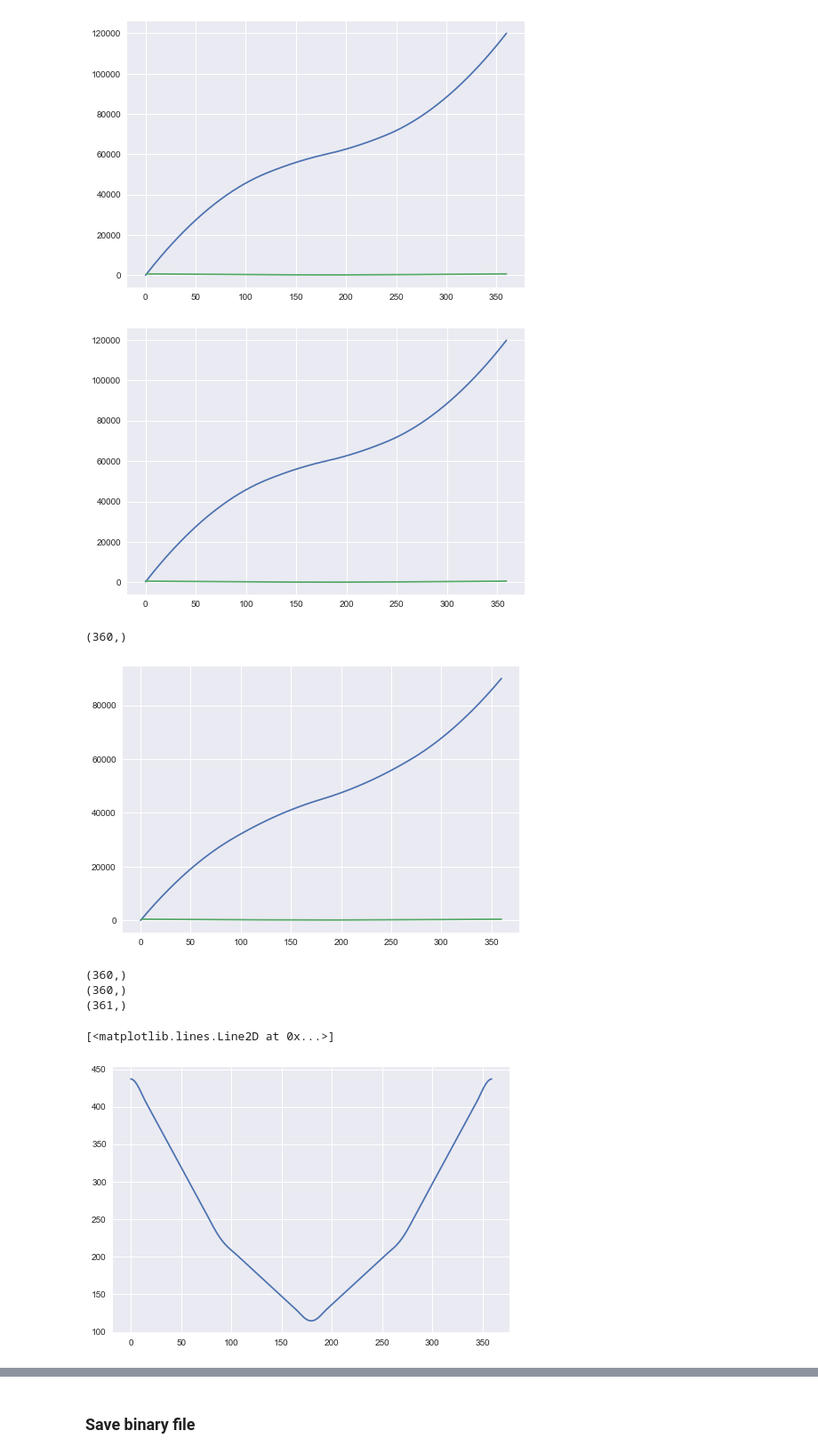
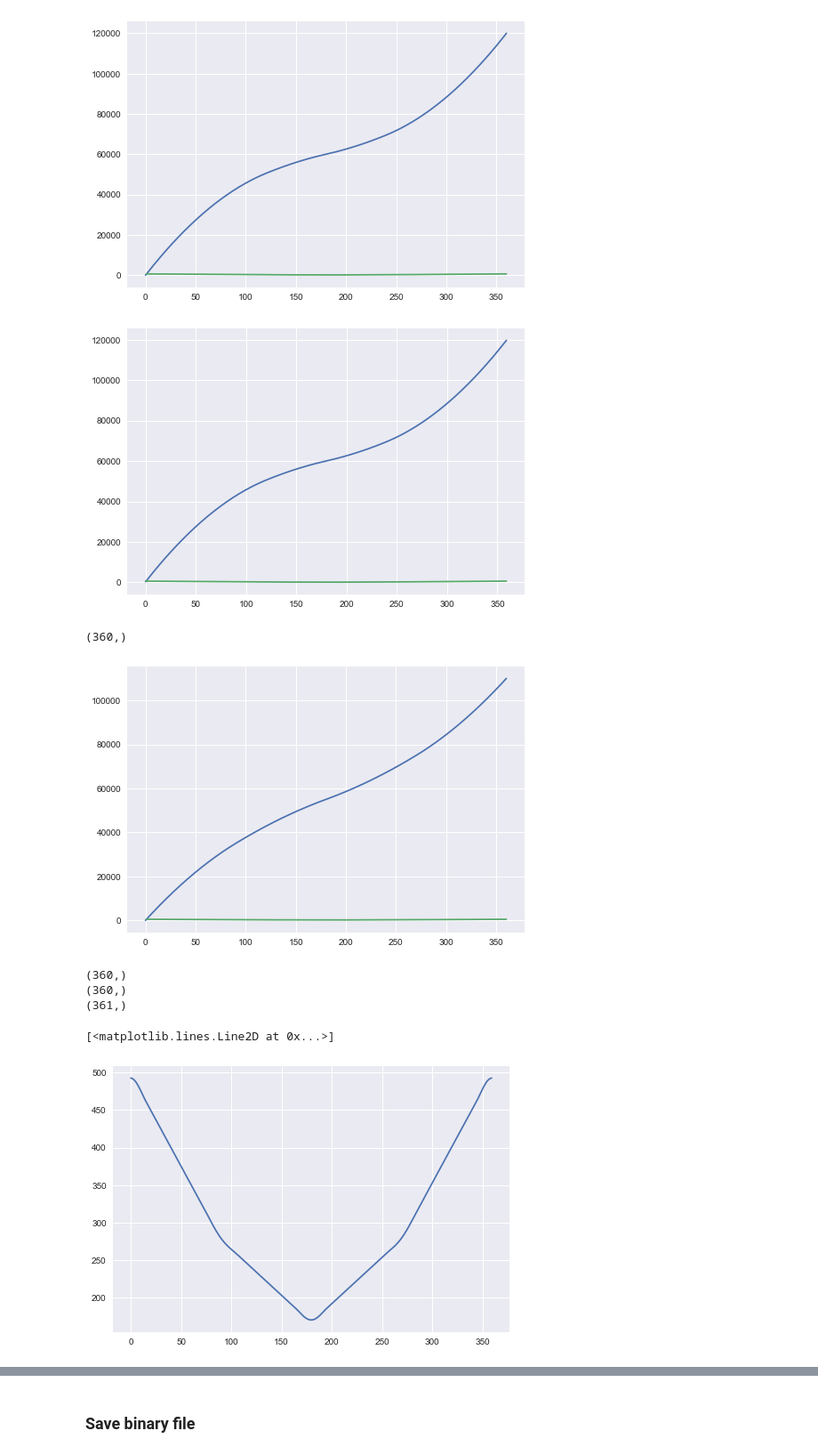
Before and after one commit to UBC-MOAD/buildcanyon, a Jupyter notebook: Bathymetry/bathy_w_Barkley_dims_paper2.ipynb, the cells around one changed output, grey strips where cells are left out. Shown at 89% size. Saved outputs shown, nothing was run; the diff lists cells and outputs as text; code cells hidden in the pictures.

```diff
--- a/Bathymetry/bathy_w_Barkley_dims_paper2.ipynb
+++ b/Bathymetry/bathy_w_Barkley_dims_paper2.ipynb
@@ -435,7 +436,7 @@ y_vary = np.arange(0,CSy_size,1)
 
 # What I am using for the linear part
 CSx_linear = (0,20,340,360)
-CSy_linear = (0,10.0e+3,80.0e+3,90.0e+3)
+CSy_linear = (0,10.0e+3,y_wall-10E3,y_wall)
 CS_linear = np.interp(y_vary,CSx_linear,CSy_linear)
 dely_CS_linear = (CS_linear[1:] - CS_linear[0:-1])
 
@@ -443,40 +444,40 @@ print (np.shape(dely_CS_linear))
 
 # What I am currently using for x0-40 and x340-360
 CSx_Boundaries = (0,90,180,270,360)
-CSy_Boundaries = (0,30.0e+3,45.0e+3,60.0e+3,90.0e+3)
+CSy_Boundaries = (0,35.0e+3,y_wall/2.0,y_wall-35E3,y_wall)
 cubfunc_y = interp1d(CSx_Boundaries,CSy_Boundaries,kind='quadratic', bounds_error=False)
 CS_Boundaries = cubfunc_y(y_vary)
 
 CS_BoundariesFilt=sg.savitzky_golay(CS_Boundaries, 31, 3)
 dely_CS_Boundaries = (CS_BoundariesFilt[1:] - CS_BoundariesFilt[0:-1])
 
 plt.plot(y_vary,CS_Boundaries)
 plt.plot(y_vary[1:],dely_CS_Boundaries)
 plt.show()
 
 
 x_edge = AS_BoundariesFilt
 y_edge = np.zeros(361)
 
 y_edge=CS_BoundariesFilt
 
 y = ((y_edge[1:] + y_edge[0:-1])/2)
 dely = (y_edge[1:] - y_edge[0:-1])
 
 print (np.shape(dely))
 print (np.shape(y))
 print (np.shape(y_edge))
 
 plt.plot(dely)
 # %% [output]
 [figure]
 (360,)
-[figure, old version]
+[figure, new version]
 (360,)
 (360,)
 (361,)
 [<matplotlib.lines.Line2D at 0x...>]
-[figure, old version]
+[figure, new version]
 # %%
 bathy_non_uni = make_topo_smooth(y, y_base, y_break, y_head, y_shallow, cR, L,
                                  x, x_wall, w_break, w_mid, w_head, p, C,
```
Also changed, not shown: parts of 18 cells of this notebook, 4 other files.
